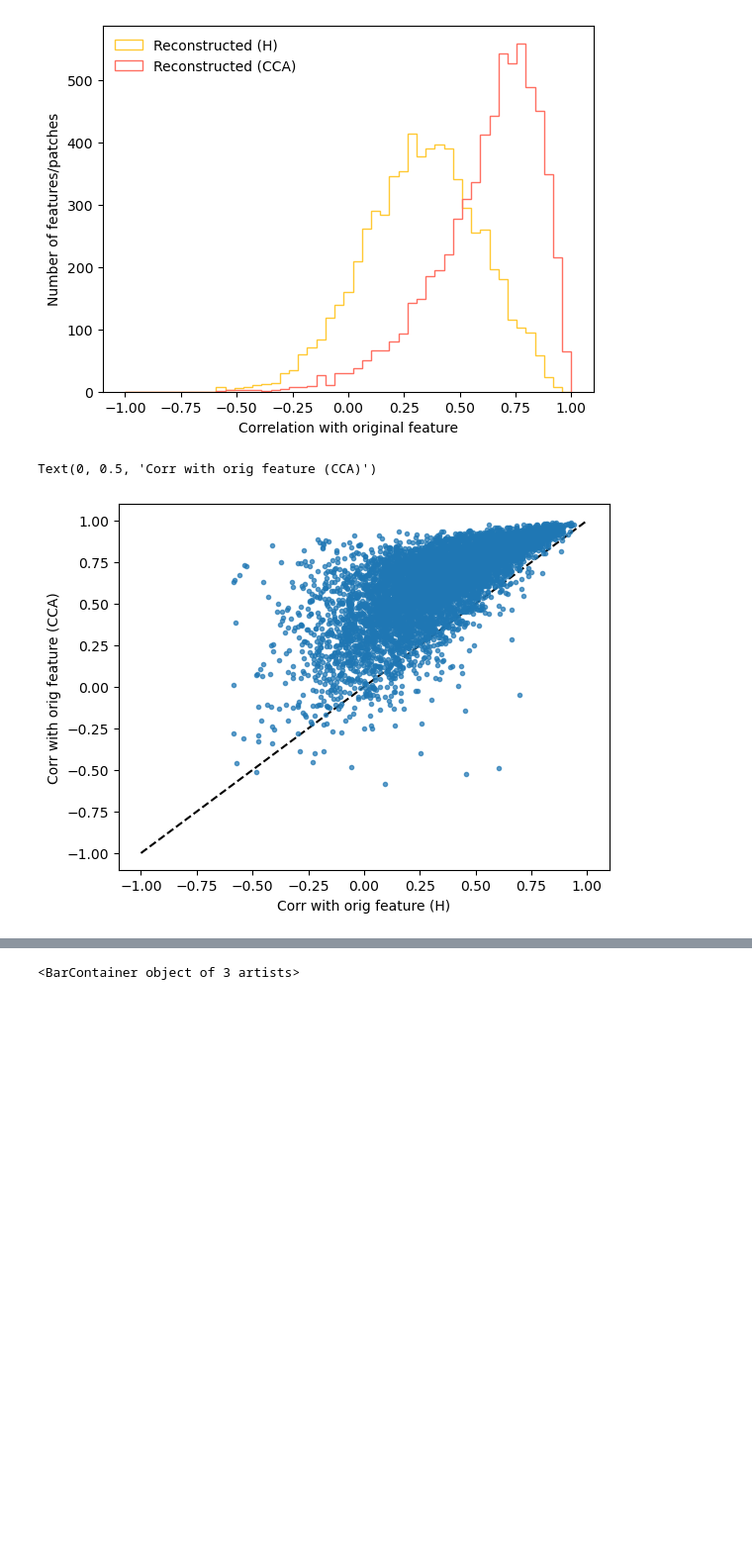
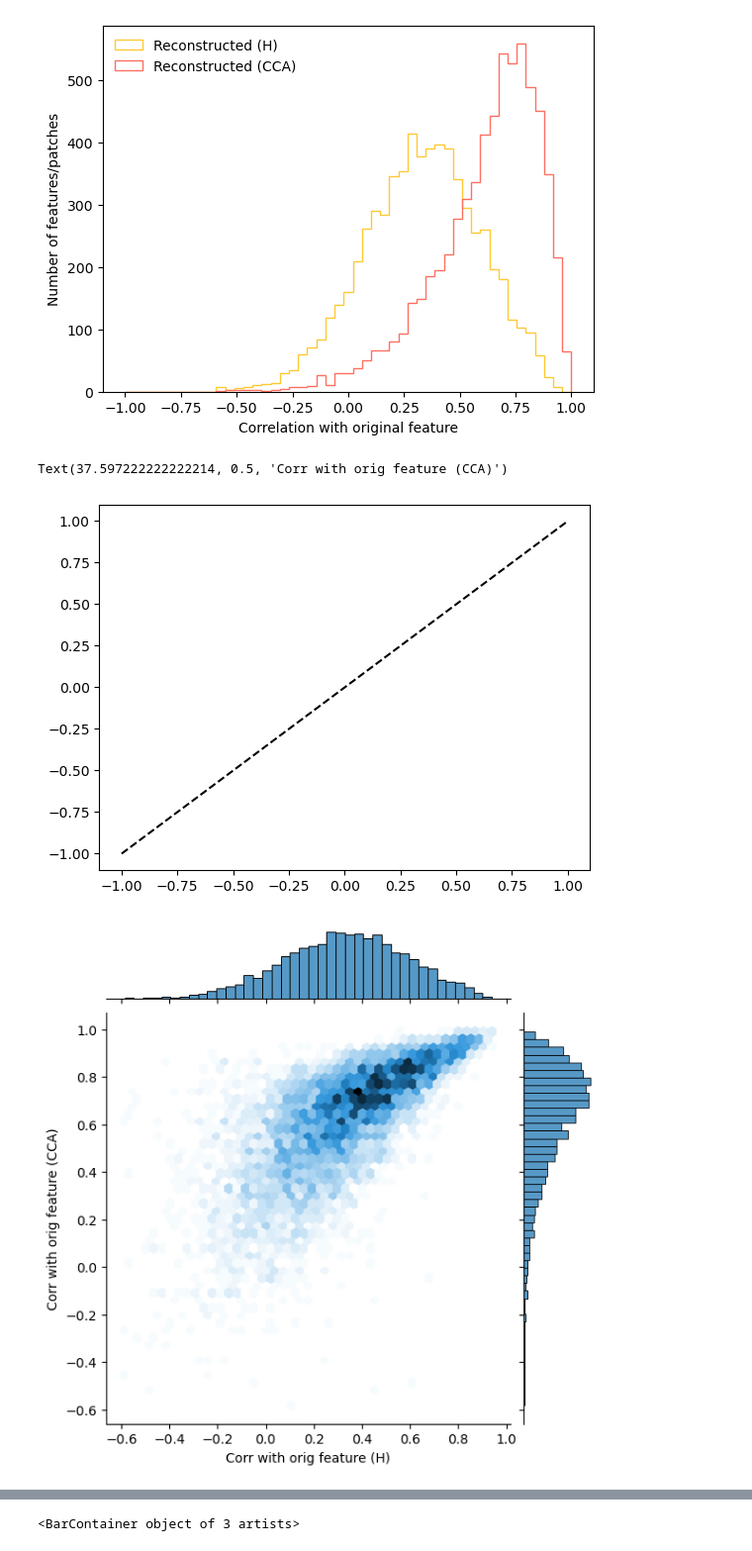
Before and after one commit to vdplasthijs/NeurEO, a Jupyter notebook: notebooks/CCA figure.ipynb, the cells around one changed output, grey strips where cells are left out. Shown: that part at 99% size. Cells and saved outputs as stored; diff of their text form; code cells hidden in the pictures; blank space fills up the shorter version.

```diff
--- a/notebooks/CCA figure.ipynb
+++ b/notebooks/CCA figure.ipynb
@@ -288,12 +288,17 @@ Text(0, 0.5, 'Number of features/patches')
 [figure]
 # %%
 plt.plot([-1, 1], [-1, 1], 'k--')
-plt.plot(dict_corr_with_orig['fit_ols_h'], dict_corr_with_orig['fit_ols_cc'], '.', alpha=0.7)
+# plt.plot(dict_corr_with_orig['fit_ols_h'], dict_corr_with_orig['fit_ols_cc'], '.', alpha=0.7)
+import seaborn as sns
+import pandas as pd
+sns.jointplot(data=pd.DataFrame(dict_corr_with_orig), x='fit_ols_h', y='fit_ols_cc',
+             kind='hex')  #fill=False, thresh=0, levels=10, color='orange',
 plt.xlabel('Corr with orig feature (H)')
 plt.ylabel('Corr with orig feature (CCA)')
 # %% [output]
-Text(0, 0.5, 'Corr with orig feature (CCA)')
+Text(37.597222222222214, 0.5, 'Corr with orig feature (CCA)')
-[figure, old version]
+[figure, new version]
+[figure, added]
 # %%
 sorted_feature_inds = np.load('../outputs/inds_sorted_features.npy')
 # %%
```
Also changed, not shown: parts of 1 cell of this notebook, 2 other files.
